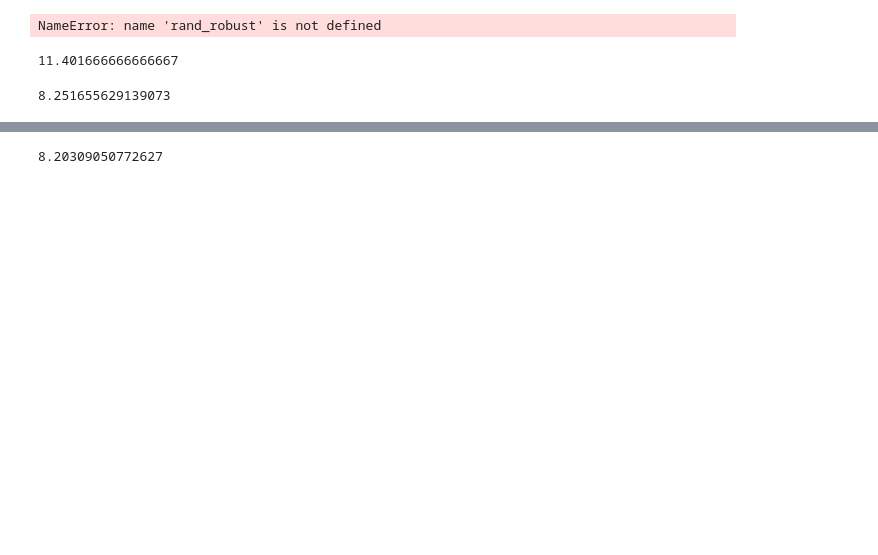
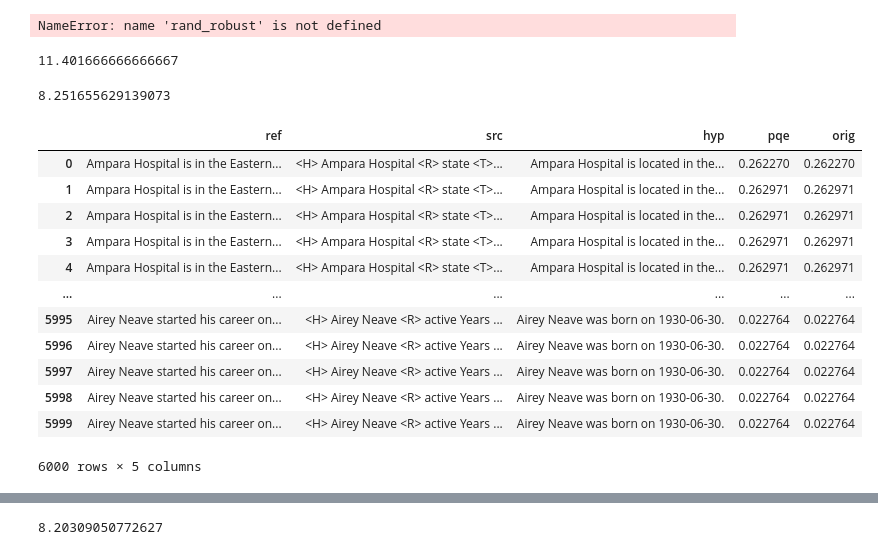
Before and after one commit to PrasannS/eel-reranking, a Jupyter notebook: generate_latpreds.ipynb, the cells around one changed output, grey strips where cells are left out. Drawn from its saved outputs; the diff is of its cells as text; code cells hidden in the pictures; blank space fills up the shorter version.

```diff
--- a/generate_latpreds.ipynb
+++ b/generate_latpreds.ipynb
@@ -115,7 +163,7 @@ rerank_df(explode_df, rerank_single, ['utnoun', 'unique_nouns'])
 # %% [output]
 8.251655629139073
 # %%
-def get_eval_df(pred_df, tfr, gold):
+def get_eval_df(pred_df, tfr, gold, doresco=False):
     tmp = []
     # get dataframe with all appropriate predictions
     for ind, row in pred_df.iterrows():
@@ -131,9 +179,11 @@ def get_eval_df(pred_df, tfr, gold):
                 tfr:scolist[i],
                 'orig':oscos[i]
             })
+
     evaldf = pd.DataFrame(tmp)
-    # get gold score for the new stuff
-    metrics_mapping(gold, evaldf)
+    if doresco:
+        # get gold score for the new stuff
+        metrics_mapping(gold, evaldf)
     return evaldf
 # %%
 args['efficient_eval']=True
@@ -140 +197,19 @@ args['efficient_eval']=True
+# %%
+edf = get_eval_df(lpreds, 'pqe', 'parent', False)
+# %%
+edf
+# %% [output]
+|  | ref | src | hyp | pqe | orig |
+| 0 | Ampara Hospital is in the Eastern... | <H> Ampara Hospital <R> state <T>... | Ampara Hospital is located in the... | 0.262270 | 0.262270 |
+| 1 | Ampara Hospital is in the Eastern... | <H> Ampara Hospital <R> state <T>... | Ampara Hospital is located in the... | 0.262971 | 0.262971 |
+| 2 | Ampara Hospital is in the Eastern... | <H> Ampara Hospital <R> state <T>... | Ampara Hospital is located in the... | 0.262971 | 0.262971 |
+| 3 | Ampara Hospital is in the Eastern... | <H> Ampara Hospital <R> state <T>... | Ampara Hospital is located in the... | 0.262971 | 0.262971 |
+| 4 | Ampara Hospital is in the Eastern... | <H> Ampara Hospital <R> state <T>... | Ampara Hospital is located in the... | 0.262971 | 0.262971 |
+| ... | ... | ... | ... | ... | ... |
+| 5995 | Airey Neave started his career on... | <H> Airey Neave <R> active Years ... | Airey Neave was born on 1930-06-30. | 0.022764 | 0.022764 |
+| 5996 | Airey Neave started his career on... | <H> Airey Neave <R> active Years ... | Airey Neave was born on 1930-06-30. | 0.022764 | 0.022764 |
+| 5997 | Airey Neave started his career on... | <H> Airey Neave <R> active Years ... | Airey Neave was born on 1930-06-30. | 0.022764 | 0.022764 |
+| 5998 | Airey Neave started his career on... | <H> Airey Neave <R> active Years ... | Airey Neave was born on 1930-06-30. | 0.022764 | 0.022764 |
+| 5999 | Airey Neave started his career on... | <H> Airey Neave <R> active Years ... | Airey Neave was born on 1930-06-30. | 0.022764 | 0.022764 |
+6000 rows × 5 columns
 # %%
```
Also changed, not shown: parts of 43 cells of this notebook, 50 other files.
